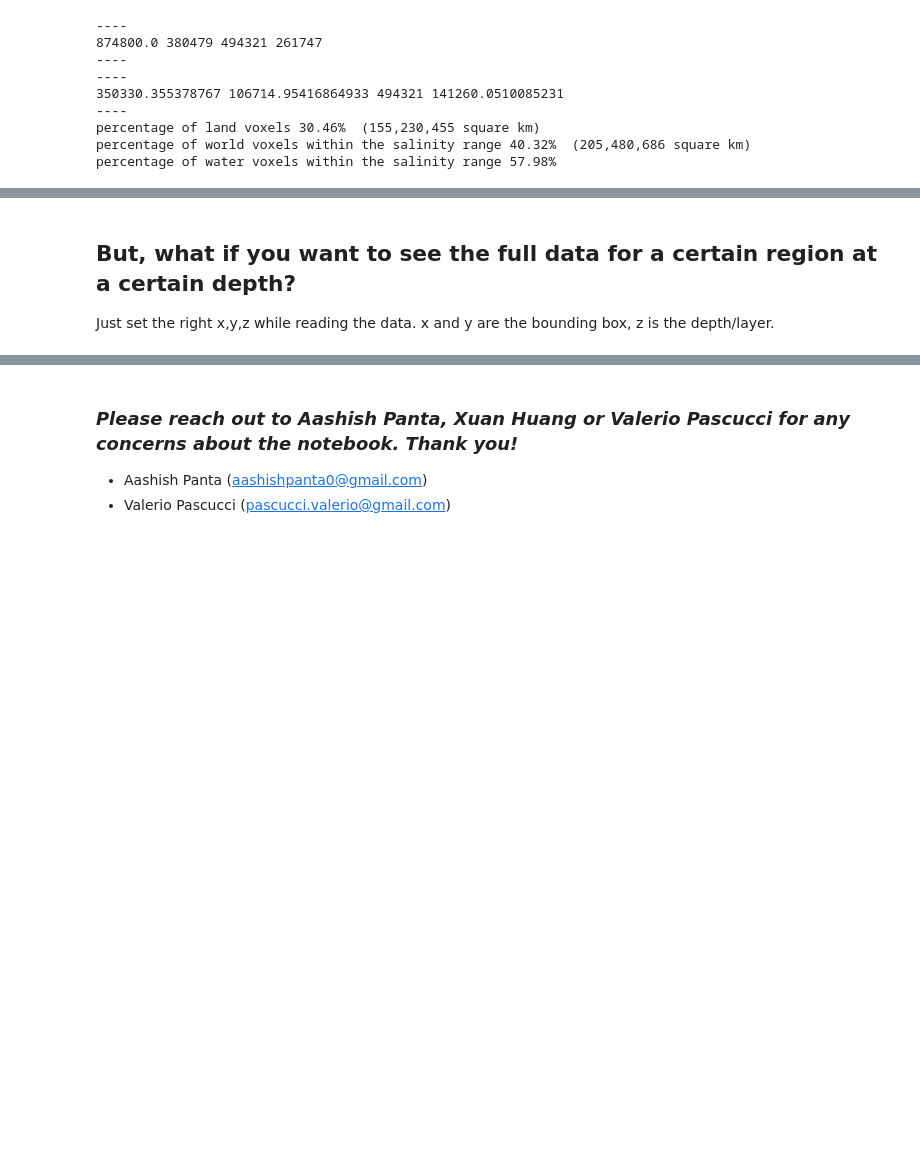
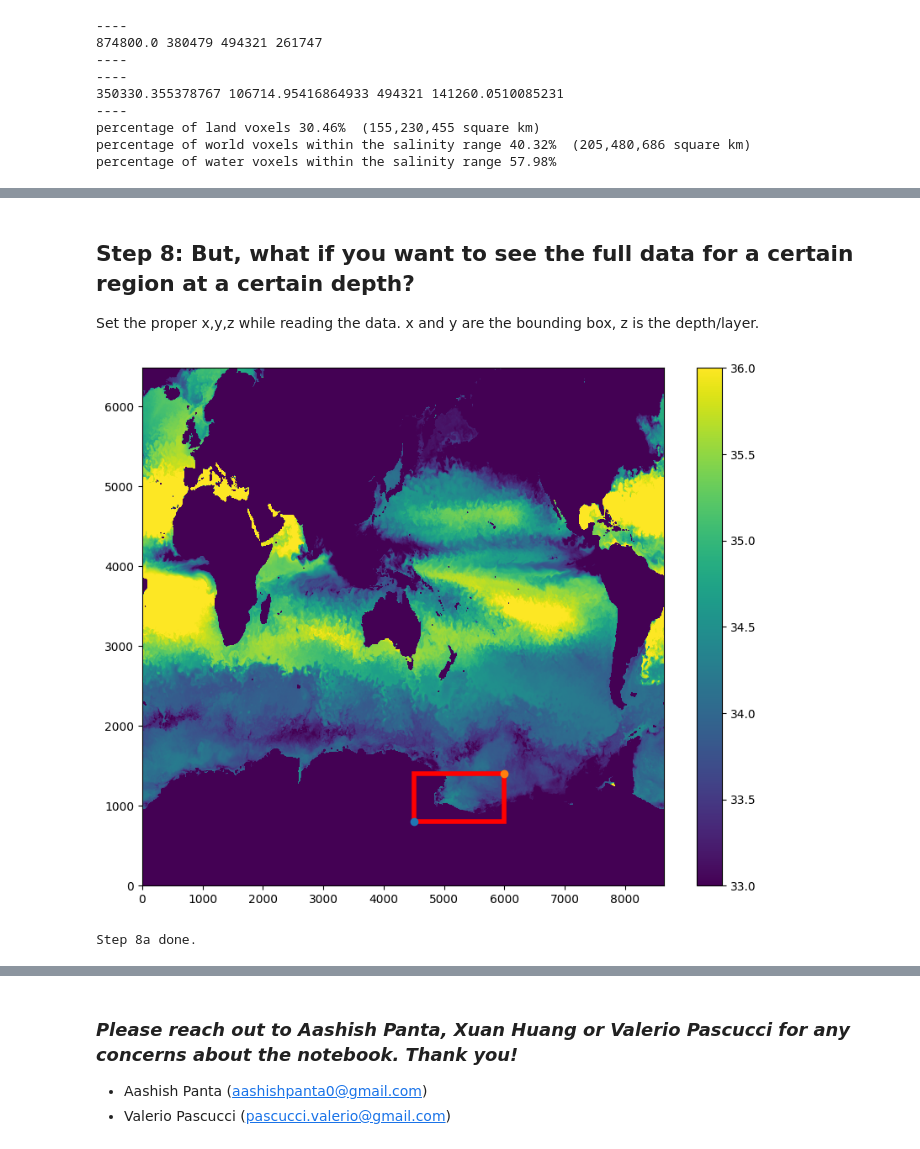
Before and after one commit to TauferLab/ACM_Summer_School_2024, a Jupyter notebook: hands-on/session III/00_Tutorial_III_PetascaleAnalysis.ipynb, the cells around one changed output, grey strips where cells are left out. Saved outputs shown, nothing was run; the diff lists cells and outputs as text; code cells hidden in the pictures; blank space fills up the shorter version.

```diff
--- a/hands-on/session III/00_Tutorial_III_PetascaleAnalysis.ipynb
+++ b/hands-on/session III/00_Tutorial_III_PetascaleAnalysis.ipynb
@@ -221,6 +240,34 @@ percentage of world voxels within the salinity range 29.84% <br>
 percentage of water voxels within the salinity range 52.95% <br>
 Execution time: 1.57 seconds (1.19 seconds with cache) <br>
 # %% [markdown]
-## **But, what if you want to see the full data for a certain region at a certain depth?**
-Just set the right x,y,z while reading the data. x and y are the bounding box, z is the depth/layer.
+## **Step 8: But, what if you want to see the full data for a certain region at a certain depth?**
+
+Set the proper x,y,z while reading the data. x and y are the bounding box, z is the depth/layer.
+# %%
+#Step 8a) Test Draw a new region to look at using the unfiltered data:
+
+fig,axes=plt.subplots(1,1,figsize=(10,8))
+axes.set_xlim(0,8640)
+axes.set_ylim(0,6480)
+
+#Set up a plot of the full data
+axp = axes.imshow(data,extent=[0,8640,0,6480], aspect='auto',origin='lower',vmin=33,vmax=36,cmap='viridis')
+plt.colorbar(axp,location='right')
+
+#Plot corners of subregion using range of x values (x1,x2) and range of y values (y1,y2)
+x1, x2 = [4500,6000]
+y1, y2 = [800, 1400]
+plt.plot(x1, y1, x2, y2, marker = 'o')
+
+#or you can plot them as a red rectangle
+#xy = (top, left)
+regionRect =plt.Rectangle(xy=(4500,800), width=1500, height=600, color='r', fill=False, linewidth=4 )
+# add the patch to the Axes
+axes.add_patch(regionRect)
+
+plt.show()
+print('Step 8a done.')
+# %% [output]
+[figure, added]
+Step 8a done.
 # %%
```
Also changed, not shown: parts of 16 cells of this notebook.
